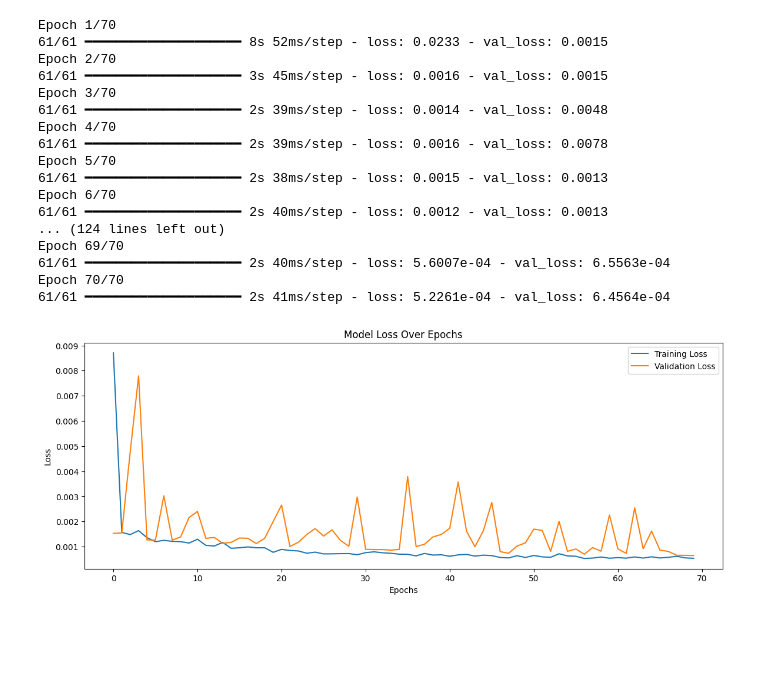
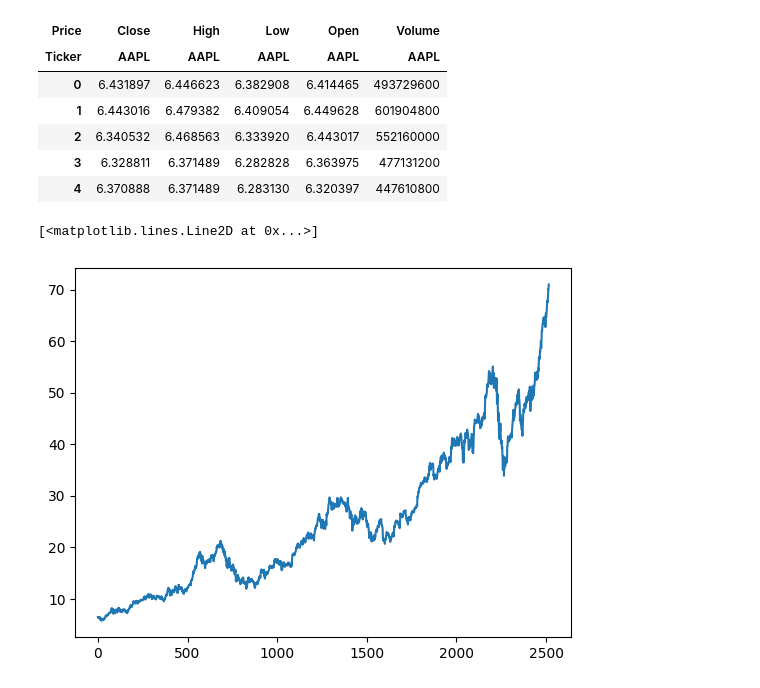
Before and after one commit to NAYAMATVISION/elevatelabs_project, a Jupyter notebook: stockprediction/stockpred.ipynb, the cells around one changed output. Cells and saved outputs as stored; diff of their text form; code cells hidden in the pictures; blank space fills up the shorter version.

Commit message:
final changes made UI,model made better

```diff
--- a/stockprediction/stockpred.ipynb
+++ b/stockprediction/stockpred.ipynb
@@ -124,11 +36,4 @@ Shape of y: (2441,)
 # %%
-# 80% training, 20% testing
-split = int(0.8 * len(X))
-
-X_train, X_test = X[:split], X[split:]
-y_train, y_test = y[:split], y[split:]
-
-# Shapes
-print("Training set shape:", X_train.shape, y_train.shape)
-print("Testing set shape:", X_test.shape, y_test.shape)
+data.reset_index(inplace=True)
+data.head()
 # %% [output]
@@ -194,39 +47,17 @@ Model: "sequential_7"
 # %%
-# %pip install protobuf==3.20.3
+data = data.drop(['Date'], axis=1)
+data.head()
+# %% [output]
+| Price | Close | High | Low | Open | Volume |
+| Ticker | AAPL | AAPL | AAPL | AAPL | AAPL |
+| 0 | 6.431897 | 6.446623 | 6.382908 | 6.414465 | 493729600 |
+| 1 | 6.443016 | 6.479382 | 6.409054 | 6.449628 | 601904800 |
+| 2 | 6.340532 | 6.468563 | 6.333920 | 6.443017 | 552160000 |
+| 3 | 6.328811 | 6.371489 | 6.282828 | 6.363975 | 477131200 |
+| 4 | 6.370888 | 6.371489 | 6.283130 | 6.320397 | 447610800 |
 # %%
-history = model.fit(
-    X_train, y_train,
-    epochs=70,
-    batch_size=32,
-    validation_data=(X_test, y_test)
-)
-
-# Plot training vs validation loss
-plt.figure(figsize=(14, 5))
-plt.plot(history.history['loss'], label='Training Loss')
-plt.plot(history.history['val_loss'], label='Validation Loss')
-plt.title('Model Loss Over Epochs')
-plt.xlabel('Epochs')
-plt.ylabel('Loss')
-plt.legend()
-plt.show()
+plt.plot(data['Close'])
 # %% [output]
-Epoch 1/70
-61/61 ━━━━━━━━━━━━━━━━━━━━ 8s 52ms/step - loss: 0.0233 - val_loss: 0.0015
-Epoch 2/70
-61/61 ━━━━━━━━━━━━━━━━━━━━ 3s 45ms/step - loss: 0.0016 - val_loss: 0.0015
-Epoch 3/70
-61/61 ━━━━━━━━━━━━━━━━━━━━ 2s 39ms/step - loss: 0.0014 - val_loss: 0.0048
-Epoch 4/70
-61/61 ━━━━━━━━━━━━━━━━━━━━ 2s 39ms/step - loss: 0.0016 - val_loss: 0.0078
-Epoch 5/70
-61/61 ━━━━━━━━━━━━━━━━━━━━ 2s 38ms/step - loss: 0.0015 - val_loss: 0.0013
-Epoch 6/70
-61/61 ━━━━━━━━━━━━━━━━━━━━ 2s 40ms/step - loss: 0.0012 - val_loss: 0.0013
-... (124 lines left out)
-Epoch 69/70
-61/61 ━━━━━━━━━━━━━━━━━━━━ 2s 40ms/step - loss: 5.6007e-04 - val_loss: 6.5563e-04
-Epoch 70/70
-61/61 ━━━━━━━━━━━━━━━━━━━━ 2s 41ms/step - loss: 5.2261e-04 - val_loss: 6.4564e-04
+[<matplotlib.lines.Line2D at 0x...>]
-[figure, old version]
+[figure, new version]
 # %%
```
Also changed, not shown: parts of 38 cells of this notebook, 4 other files.
